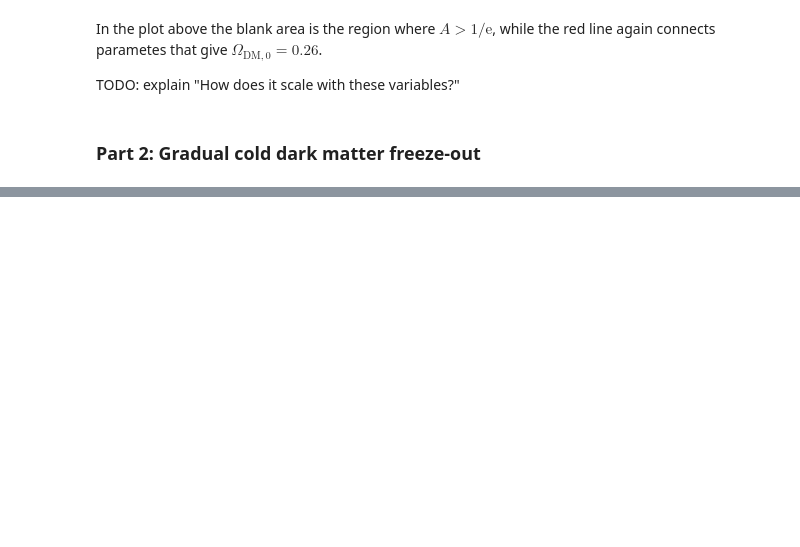
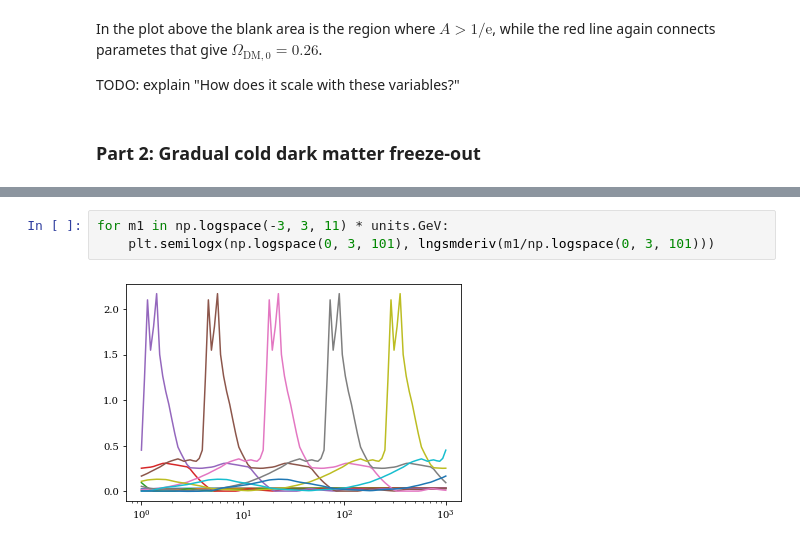
Before and after one commit to adam-coogan/gss19_sterile_nus, a Jupyter notebook: notebooks/week_1.ipynb, the cells around one changed output, grey strips where cells are left out. Drawn from its saved outputs; the diff is of its cells as text; blank space fills up the shorter version.

```diff
--- a/notebooks/week_1.ipynb
+++ b/notebooks/week_1.ipynb
@@ -181,0 +221,5 @@ plot(Omega)
+# %%
+for m1 in np.logspace(-3, 3, 11) * units.GeV:
+    plt.semilogx(np.logspace(0, 3, 101), lngsmderiv(m1/np.logspace(0, 3, 101)))
+# %% [output]
+[figure, added]
```
Also changed, not shown: parts of 17 cells of this notebook.
